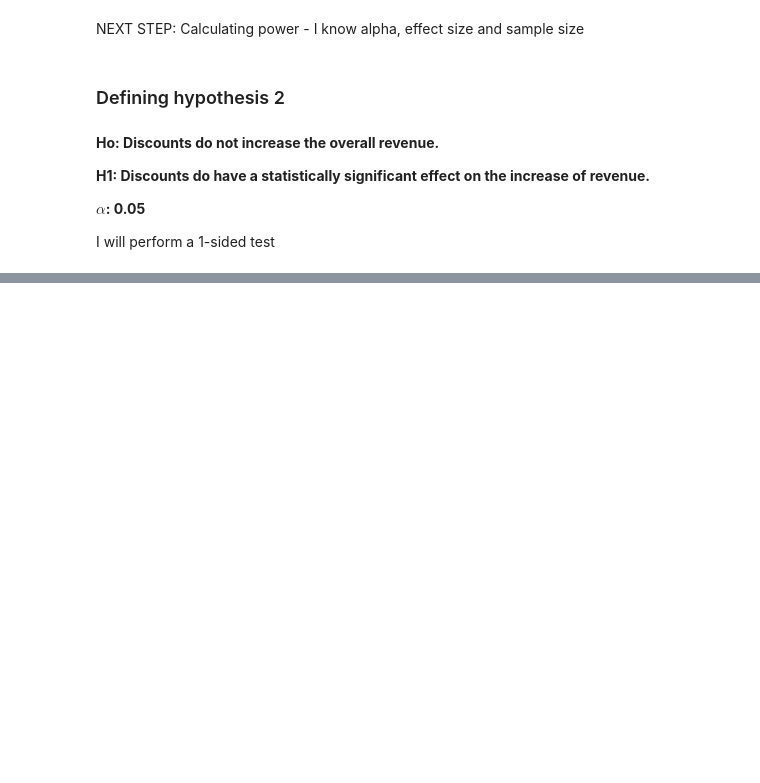
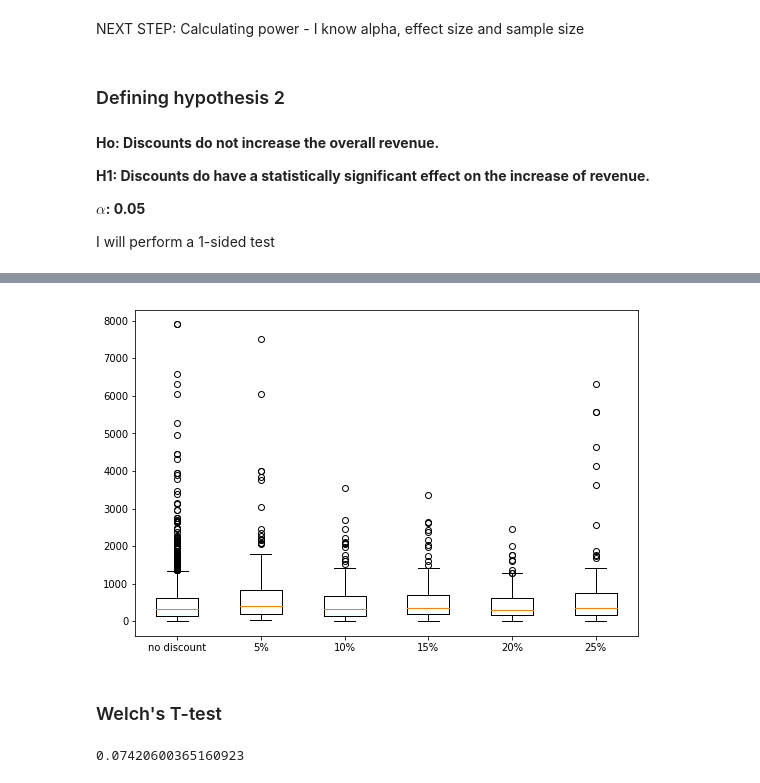
Before and after one commit to nikolholicka/Hypotesis_Testing_Northwind_Database, a Jupyter notebook: Hypotheses_Testing_Mod3_Project.ipynb, the cells around one changed output, grey strips where cells are left out. Cells and saved outputs as stored; diff of their text form; code cells hidden in the pictures; blank space fills up the shorter version.

```diff
--- a/Hypotheses_Testing_Mod3_Project.ipynb
+++ b/Hypotheses_Testing_Mod3_Project.ipynb
@@ -276,16 +285,20 @@ I will perform a 1-sided test
 
 order_detail_df.head()
 
-rev_0 = order_detail_df.loc[order_detail_df['discount']==0.0]
-rev_5 = order_detail_df.loc[order_detail_df['discount']==0.5]
-rev_10 = order_detail_df.loc[order_detail_df['discount']==0.1]
-rev_15 = order_detail_df.loc[order_detail_df['discount']==0.15]
-rev_20 = order_detail_df.loc[order_detail_df['discount']==0.20]
-rev_25 = order_detail_df.loc[order_detail_df['discount']==0.25]
+rev_0 = order_detail_df.loc[(order_detail_df['discount']==0.0) & (order_detail_df['total_price_ad']<8000)]
+rev_5 = order_detail_df.loc[(order_detail_df['discount']==0.05) & (order_detail_df['total_price_ad']<8000)]
+rev_10 = order_detail_df.loc[(order_detail_df['discount']==0.1) & (order_detail_df['total_price_ad']<8000)]
+rev_15 = order_detail_df.loc[(order_detail_df['discount']==0.15) & (order_detail_df['total_price_ad']<8000)]
+rev_20 = order_detail_df.loc[(order_detail_df['discount']==0.20) & (order_detail_df['total_price_ad']<8000)]
+rev_25 = order_detail_df.loc[(order_detail_df['discount']==0.25) & (order_detail_df['total_price_ad']<8000)]
 
-revenue_0 = list(rev_0.total_price)
-revenue_5 = list(rev_5.total_price)
-revenue_10 = list(rev_10.total_price)
-revenue_15 = list(rev_15.total_price)
-revenue_20 = list(rev_20.total_price)
-revenue_25 = list(rev_25.total_price)
+
+
+
+
+revenue_0 = list(rev_0.total_price_ad)
+revenue_5 = list(rev_5.total_price_ad)
+revenue_10 = list(rev_10.total_price_ad)
+revenue_15 = list(rev_15.total_price_ad)
+revenue_20 = list(rev_20.total_price_ad)
+revenue_25 = list(rev_25.total_price_ad)
@@ -299,0 +305,18 @@ revenue_25 = list(rev_25.total_price)
+# %%
+fig = plt.figure(1,figsize=(9,6))
+ax = fig.add_subplot(111)
+to_plot = ax.boxplot([revenue_0, revenue_5, revenue_10, revenue_15, revenue_20, revenue_25],labels=['no discount','5%','10%','15%','20%','25%'])
+# %% [output]
+[figure, added]
+# %% [markdown]
+### Welch's T-test
+# %%
+total_rev_any_discount = revenue_5 + revenue_10 + revenue_15 + revenue_20 +revenue_25
+
+revenue_no_disc = np.array(revenue_0)
+revenue_any_disc = np.array(total_rev_any_discount)
+
+
+fs.p_value_welch_ttest(revenue_no_disc, revenue_any_disc, two_sided=False)
+# %% [output]
+0.07420600365160923
```
Also changed, not shown: parts of 15 cells of this notebook.
